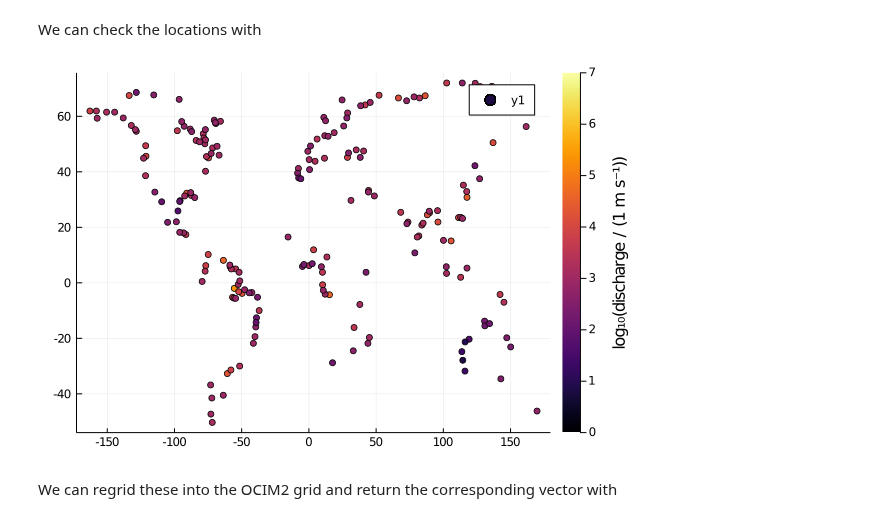
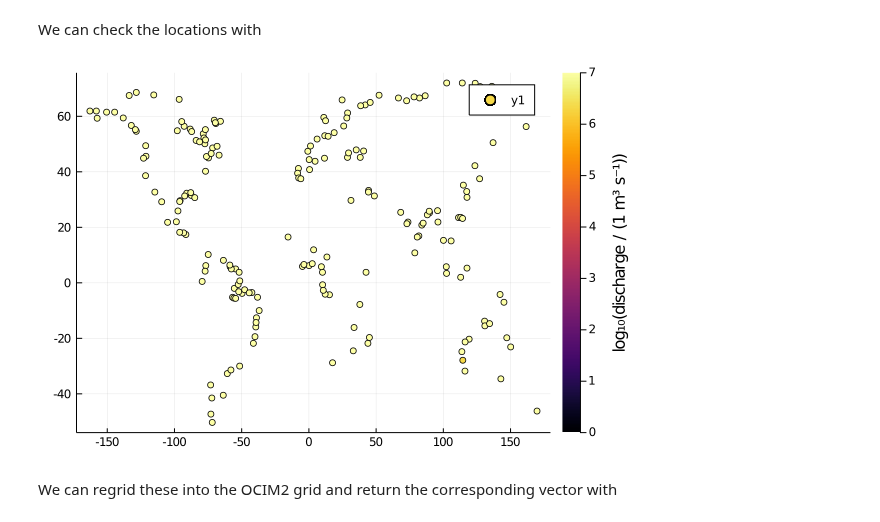
Before and after one commit to JuliaOcean/AIBECS.jl, a Jupyter notebook: dev/notebooks/5_river_discharge.ipynb, the cells around one changed output. Cells and saved outputs as stored; diff of their text form; code cells hidden in the pictures.

```diff
--- a/dev/notebooks/5_river_discharge.ipynb
+++ b/dev/notebooks/5_river_discharge.ipynb
@@ -114,10 +114,10 @@ We can check the locations with
 # %%
 using Plots
 scatter([r.lon for r in RIVERS], [r.lat for r in RIVERS],
-        zcolor=log10.(ustrip.([r.VFR for r in RIVERS])),
-        clim=(0,7), colorbartitle="log₁₀(discharge / (1 m s⁻¹))")
+        zcolor=ustrip.([r.VFR for r in RIVERS] / u"m^3/s"),
+        clim=(0,7), colorbartitle="log₁₀(discharge / (1 m³ s⁻¹))")
 # %% [output]
-[figure, old version]
+[figure, new version]
 # %% [markdown]
 We can regrid these into the OCIM2 grid and return the corresponding vector with
 # %%
```
Also changed, not shown: parts of 1 cell of this notebook, 24 other files.
